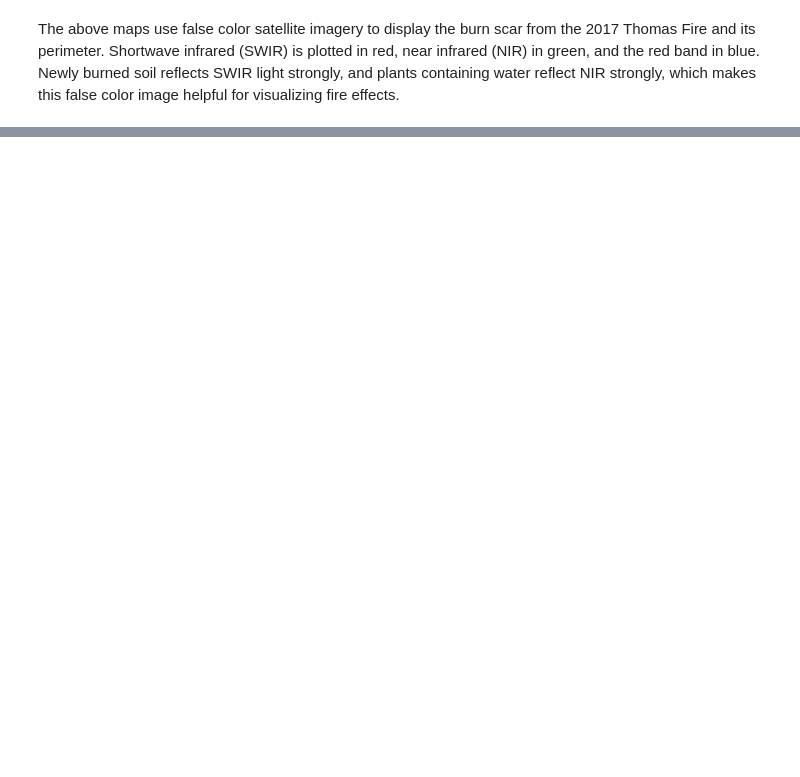
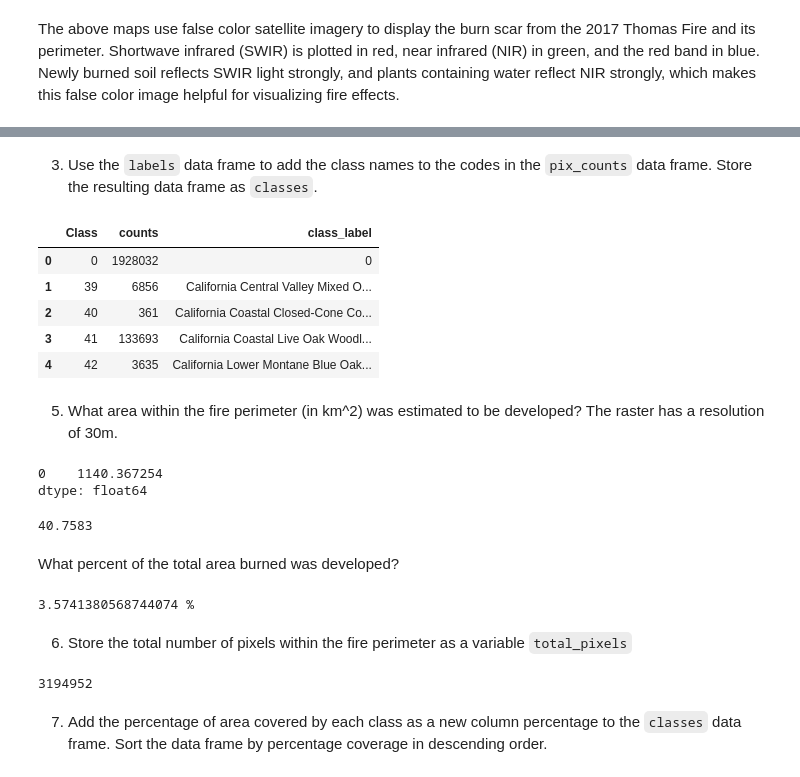
Before and after one commit to leirubinstein/leirubinstein.github.io, a Jupyter notebook: posts/2024-12-04-thomas-fire-visualization/thomas-fire-blogpost.ipynb, the cells around one changed output, grey strips where cells are left out. Cells and saved outputs as stored; diff of their text form; code cells hidden in the pictures; blank space fills up the shorter version.

```diff
--- a/posts/2024-12-04-thomas-fire-visualization/thomas-fire-blogpost.ipynb
+++ b/posts/2024-12-04-thomas-fire-visualization/thomas-fire-blogpost.ipynb
@@ -228,0 +339,8 @@ The above maps use false color satellite imagery to display the burn scar from t
+# %%
+pix_counts = {
+    'Class': np.unique(lulc_clip),
+    'counts': np.unique(lulc_clip, return_counts = True)[1]
+}
+
+pix_counts = pd.DataFrame(pix_counts)
+pix_counts.head()
@@ -228,0 +354,46 @@ The above maps use false color satellite imagery to display the burn scar from t
+# %% [markdown]
+3. Use the `labels` data frame to add the class names to the codes in the `pix_counts` data frame. Store the resulting data frame as `classes`.
+# %%
+# Rename the 'code' column in labels to match 'Class' in pix_counts
+labels = labels.rename(columns={'code': 'Class'})
+
+# Merge the dataframes
+classes = pd.merge(pix_counts, labels, on='Class', how='left')
+classes.head()
+# %% [output]
+|  | Class | counts | class_label |
+| 0 | 0 | 1928032 | 0 |
+| 1 | 39 | 6856 | California Central Valley Mixed O... |
+| 2 | 40 | 361 | California Coastal Closed-Cone Co... |
+| 3 | 41 | 133693 | California Coastal Live Oak Woodl... |
+| 4 | 42 | 3635 | California Lower Montane Blue Oak... |
+# %% [markdown]
+5. What area within the fire perimeter (in km^2) was estimated to be developed? The raster has a resolution of 30m.
+# %%
+# Area of the Thomas Fire in square kilometers
+thomasfire_area_km = thomasfire.area / 1e+6
+thomasfire_area_km
+# %% [output]
+0    1140.367254
+dtype: float64
+# %%
+# Find the area of classes labeled as "Developed". These are located at 581-584.
+area_km_developed = classes[classes.Class.isin([581, 582, 583, 584])].counts.sum() * 30*30 / 1e+6
+area_km_developed
+# %% [output]
+40.7583
+# %% [markdown]
+What percent of the total area burned was developed?
+# %%
+print((area_km_developed/thomasfire_area_km*100)[0], "% ")
+# %% [output]
+3.5741380568744074 %
+# %% [markdown]
+6. Store the total number of pixels within the fire perimeter as a variable `total_pixels`
+# %%
+total_pixels = classes.counts.sum()
+total_pixels
+# %% [output]
+3194952
+# %% [markdown]
+7. Add the percentage of area covered by each class as a new column percentage to the `classes` data frame. Sort the data frame by percentage coverage in descending order.
```
Also changed, not shown: parts of 39 cells of this notebook.
